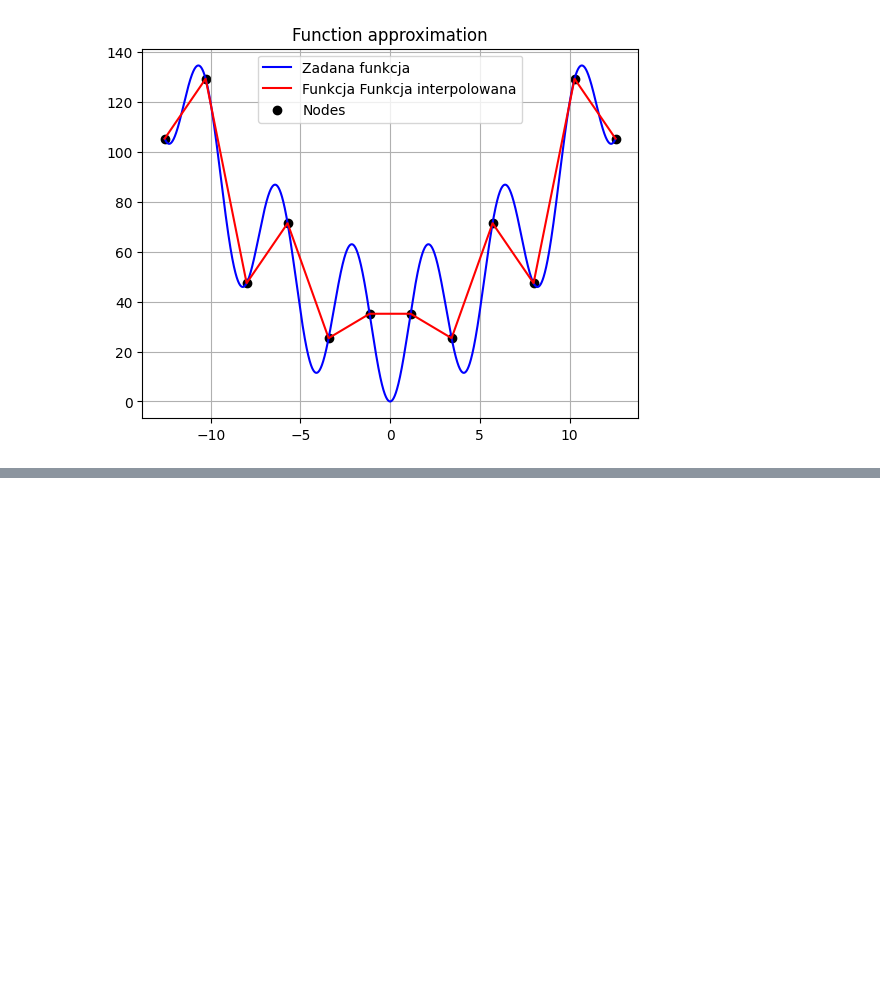
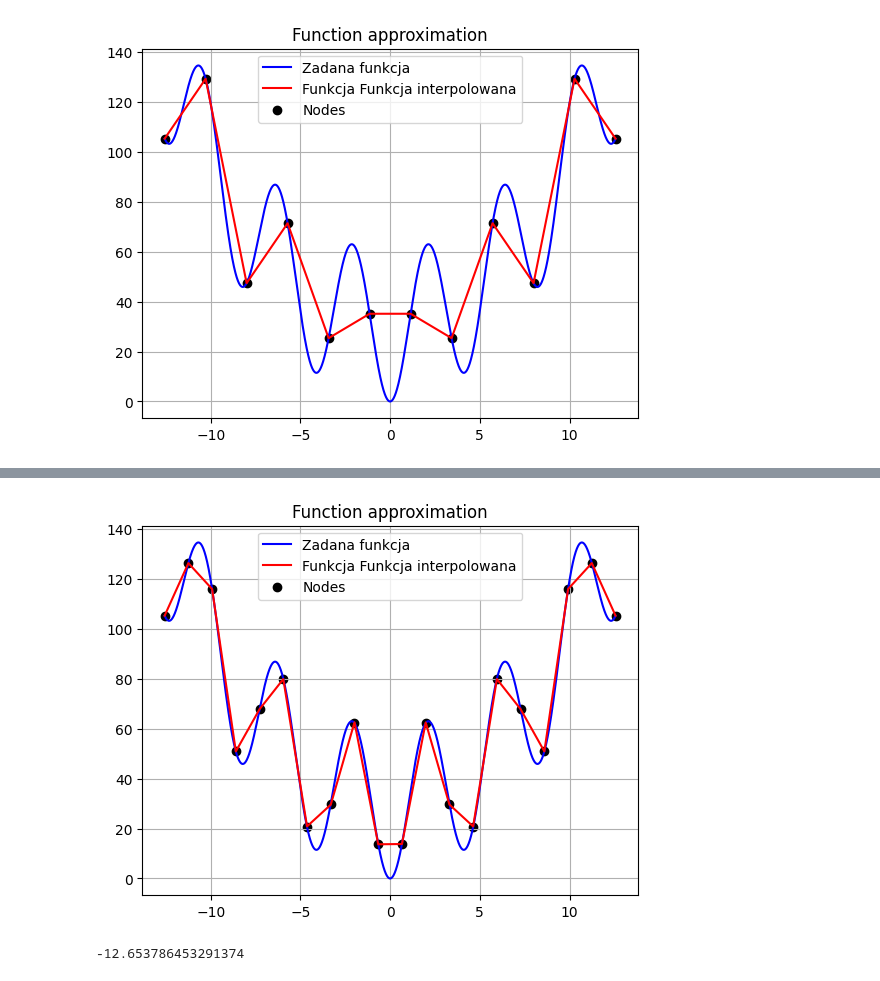
Before and after one commit to JakubFr4czek/MOwNiT, a Jupyter notebook: lab4/fraczek_4.ipynb, the cells around one changed output, grey strips where cells are left out. Cells and saved outputs as stored; diff of their text form; code cells hidden in the pictures; blank space fills up the shorter version.

```diff
--- a/lab4/fraczek_4.ipynb
+++ b/lab4/fraczek_4.ipynb
@@ -53,3 +56,20 @@ def calculate_approx(xs, ys, m, w):
     A = np.linalg.solve(G, B)
 
     return lambda x : sum([A[i] * (x ** i) for i in range(m)])
+# %%
+def draw_approx(n, m, w):
+    xs = np.linspace(f_range_a, f_range_b, n)
+    ys = [f(xs[i]) for i in range(len(xs))]
+
+    calculated_function = calculate_approx(xs, ys, m, w)
+    calculated_ys = [calculated_function(xs[i]) for i in range(len(xs))]
+
+    plot_function(f, f_range_a, f_range_b)
+
+    plt.plot(xs, calculated_ys, color = 'red', label = "Funkcja Funkcja interpolowana")
+    plt.scatter(xs, ys, color = 'black', label = "Nodes")
+    plt.title("Function approximation")
+    plt.legend()
+    plt.grid(True)
+    plt.savefig("approximation.png")
+    plt.show()
@@ -76,0 +170,4 @@ approx(12,55, [1 for _ in range(12)])
+# %%
+draw_approx(20, 20, [1 for i in range(20)])
+# %% [output]
+[figure, added]
@@ -76,0 +188,4 @@ approx(12,55, [1 for _ in range(12)])
+# %%
+interpolation_mean_difference(5, 6, 1000)
+# %% [output]
+-12.653786453291374
```
Also changed, not shown: parts of 12 cells of this notebook, 2 other files.
